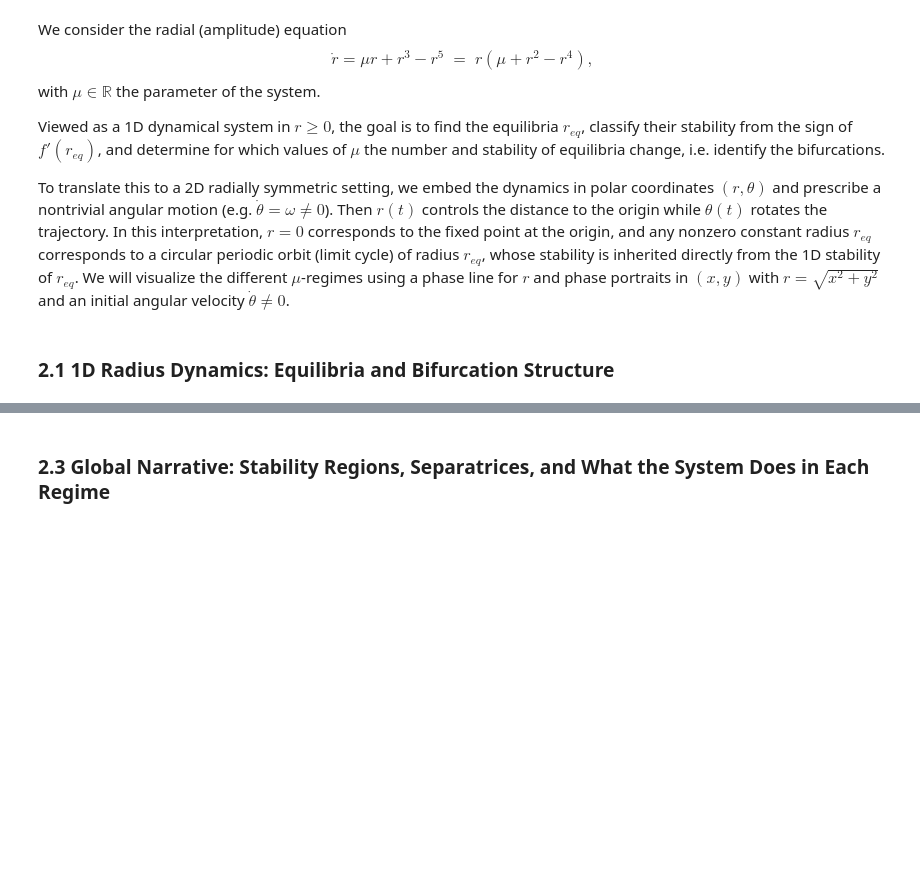
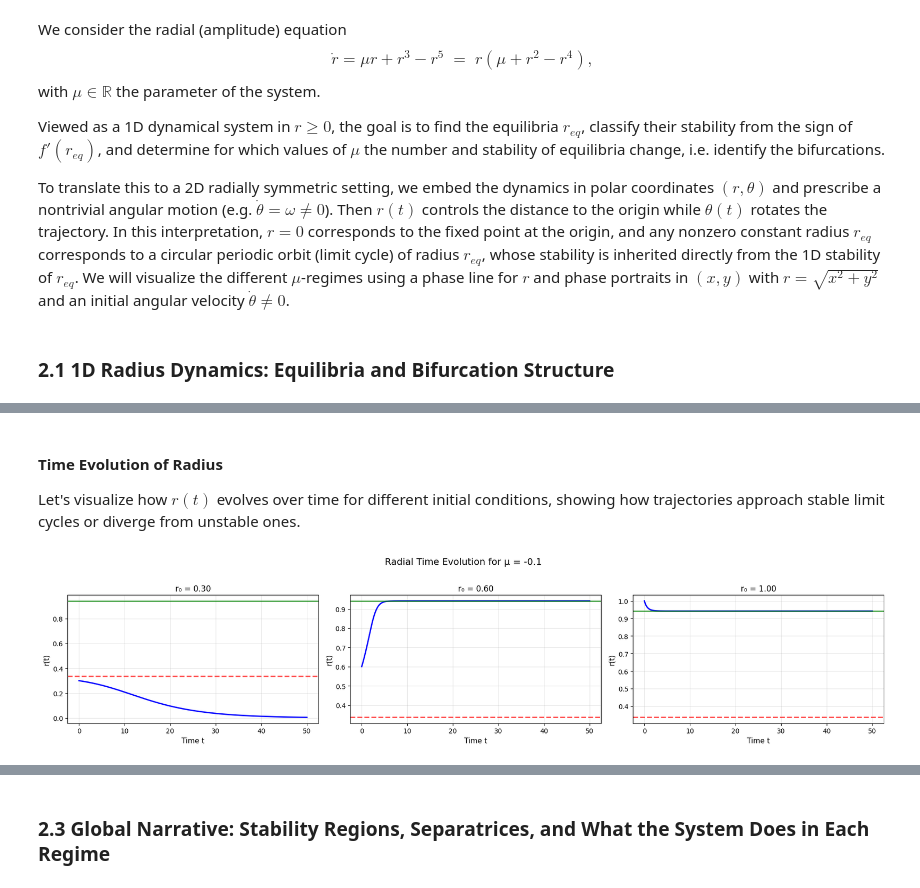
Before and after one commit to trcools/2e-bachelor-Fysica, a Jupyter notebook: Biophysics/Examen/Exam-part-2/finals-part-2.ipynb, the cells around one changed output, grey strips where cells are left out. Saved outputs shown, nothing was run; the diff lists cells and outputs as text; code cells hidden in the pictures; blank space fills up the shorter version.

```diff
--- a/Biophysics/Examen/Exam-part-2/finals-part-2.ipynb
+++ b/Biophysics/Examen/Exam-part-2/finals-part-2.ipynb
@@ -34,0 +106,13 @@ To translate this to a 2D radially symmetric setting, we embed the dynamics in p
+# %% [markdown]
+#### Time Evolution of Radius
+
+Let's visualize how $r(t)$ evolves over time for different initial conditions, showing how trajectories approach stable limit cycles or diverge from unstable ones.
+# %%
+# Time evolution for different initial conditions
+mu = -0.1
+initial_radii = [0.3, 0.6, 1.0]
+
+fig, axes = radial.plot_time_evolution_comparison(mu, initial_radii, omega=1.0, t_max=50)
+plt.show()
+# %% [output]
+[figure, added]
```
Also changed, not shown: parts of 17 cells of this notebook, 1 other file.
